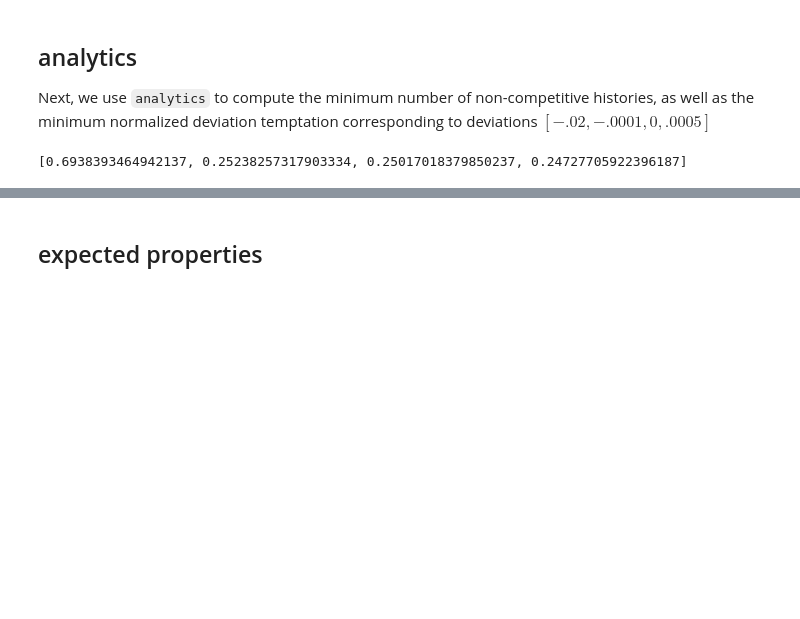
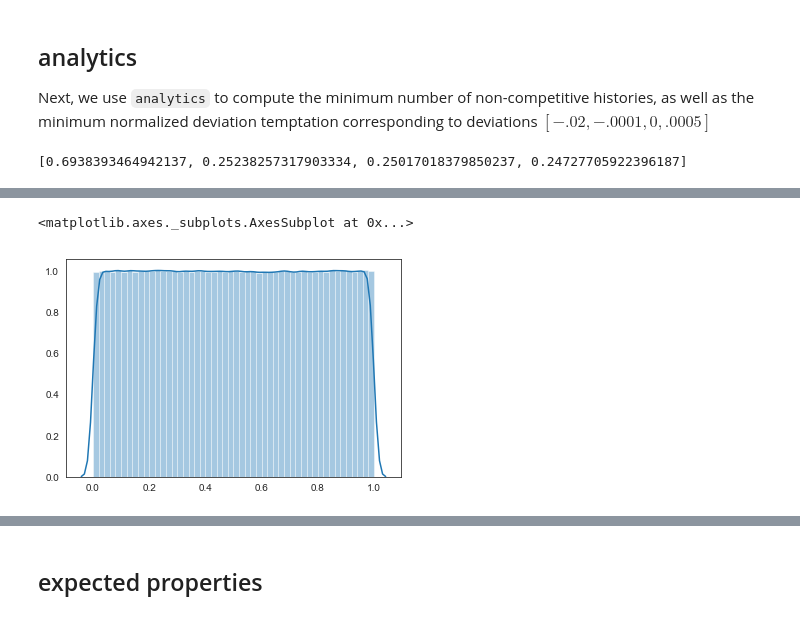
Before and after one commit to sylvaingchassang/missing_bids, a Jupyter notebook: example_tsuchiura.ipynb, the cells around one changed output, grey strips where cells are left out. Drawn from its saved outputs; the diff is of its cells as text; code cells hidden in the pictures; blank space fills up the shorter version.

```diff
--- a/example_tsuchiura.ipynb
+++ b/example_tsuchiura.ipynb
@@ -76,0 +104,5 @@ collusion-minimizing distribution:
+# %%
+sns.distplot(np.reshape(raw_data[:,:-1], raw_data_shape[0]*raw_data_shape[1]))
+# %% [output]
+<matplotlib.axes._subplots.AxesSubplot at 0x...>
+[figure, added]
```
Also changed, not shown: parts of 33 cells of this notebook, 8 other files.
